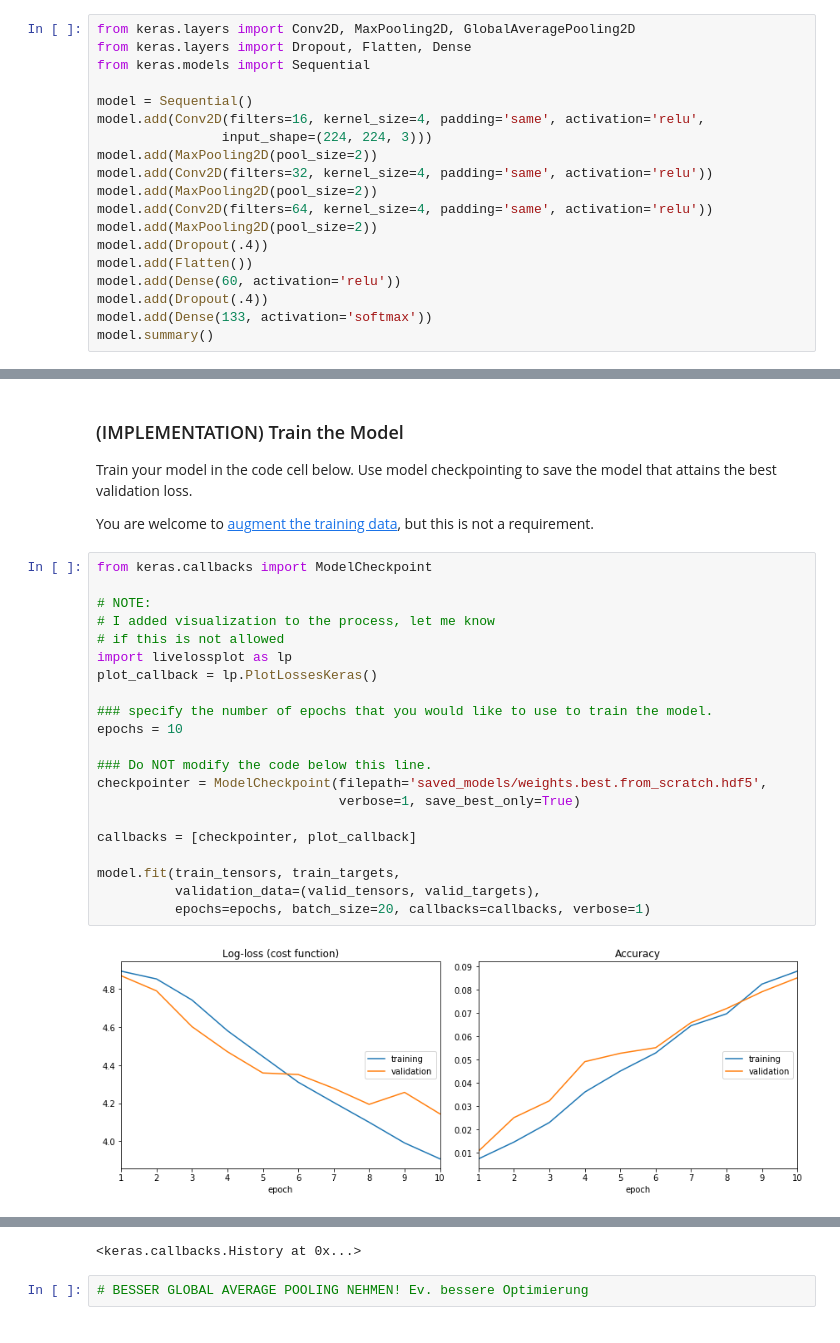
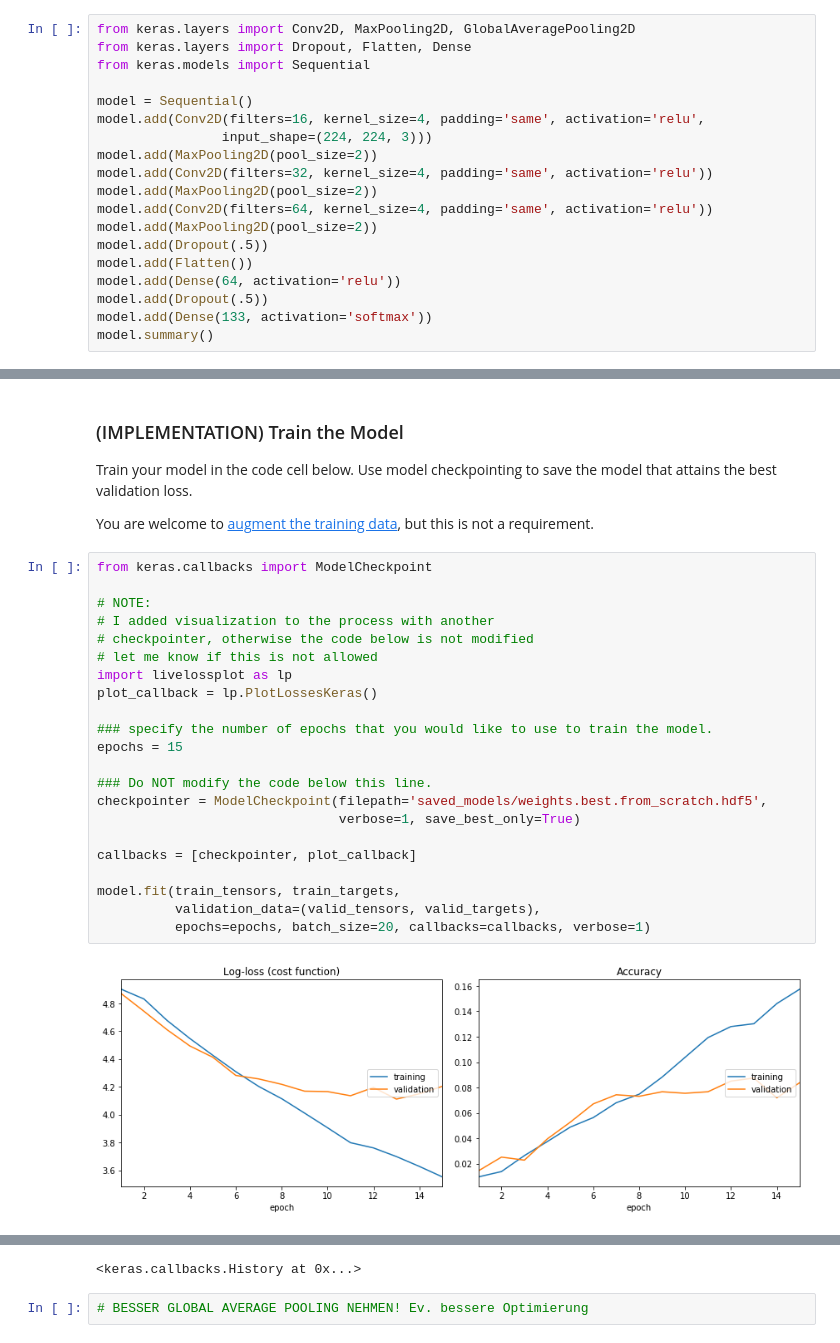
Before and after one commit to huli/mlnd, a Jupyter notebook: dog-project/dog_app.ipynb, the cells around one changed output, grey strips where cells are left out. Drawn from its saved outputs; the diff is of its cells as text.

Commit message:
Complex model with 15 epochs (10.16%)

```diff
--- a/dog-project/dog_app.ipynb
+++ b/dog-project/dog_app.ipynb
@@ -409,10 +415,10 @@ model.add(Conv2D(filters=32, kernel_size=4, padding='same', activation='relu'))
 model.add(MaxPooling2D(pool_size=2))
 model.add(Conv2D(filters=64, kernel_size=4, padding='same', activation='relu'))
 model.add(MaxPooling2D(pool_size=2))
-model.add(Dropout(.4))
+model.add(Dropout(.5))
 model.add(Flatten())
-model.add(Dense(60, activation='relu'))
-model.add(Dropout(.4))
+model.add(Dense(64, activation='relu'))
+model.add(Dropout(.5))
 model.add(Dense(133, activation='softmax'))
 model.summary()
 # %% [output]
@@ -446,23 +452,24 @@ You are welcome to [augment the training data](https://blog.keras.io/building-po
 # %%
 from keras.callbacks import ModelCheckpoint
 
 # NOTE:
-# I added visualization to the process, let me know
-# if this is not allowed
+# I added visualization to the process with another
+# checkpointer, otherwise the code below is not modified
+# let me know if this is not allowed
 import livelossplot as lp
 plot_callback = lp.PlotLossesKeras()
 
 ### specify the number of epochs that you would like to use to train the model.
-epochs = 10
+epochs = 15
 
 ### Do NOT modify the code below this line.
 checkpointer = ModelCheckpoint(filepath='saved_models/weights.best.from_scratch.hdf5',
                                verbose=1, save_best_only=True)
 
 callbacks = [checkpointer, plot_callback]
 
 model.fit(train_tensors, train_targets,
           validation_data=(valid_tensors, valid_targets),
           epochs=epochs, batch_size=20, callbacks=callbacks, verbose=1)
 # %% [output]
-[figure, old version]
+[figure, new version]
```
Also changed, not shown: parts of 4 cells of this notebook.
